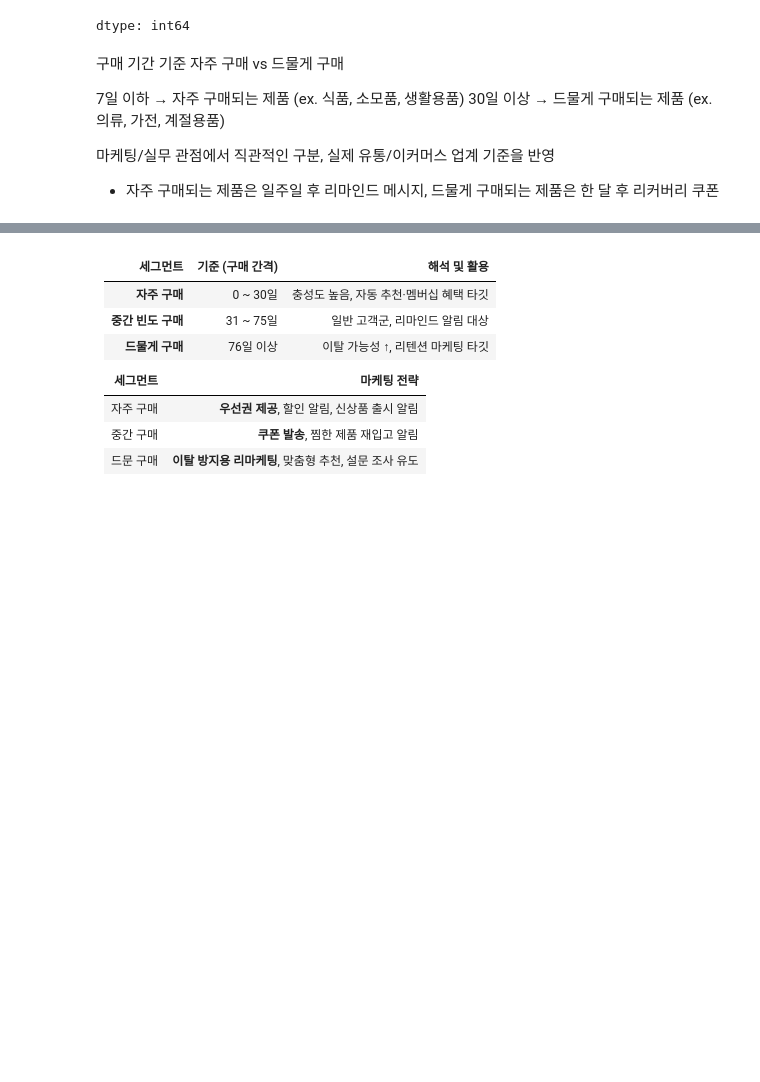
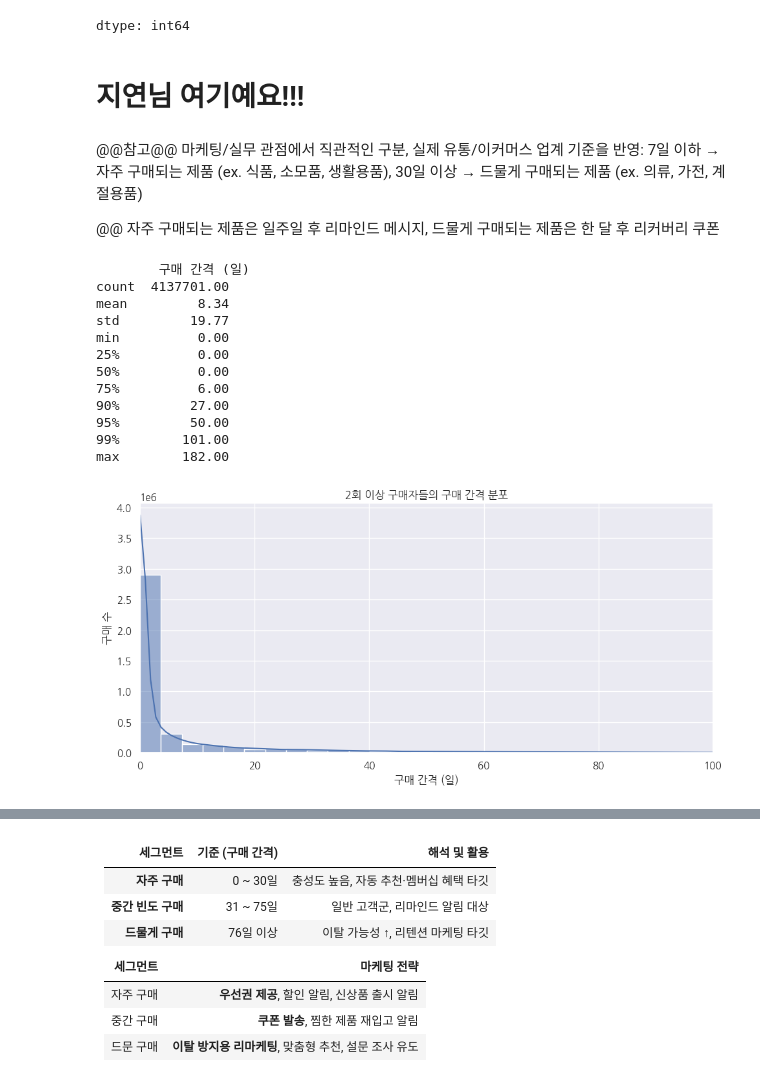
Before and after one commit to Rungky/customer-retention-analytics, a Jupyter notebook: 제갈서현/6개월_이벤트별분류_각parquet.ipynb, the cells around one changed output, grey strips where cells are left out. Saved outputs shown, nothing was run; the diff lists cells and outputs as text; code cells hidden in the pictures; blank space fills up the shorter version.

```diff
--- a/제갈서현/6개월_이벤트별분류_각parquet.ipynb
+++ b/제갈서현/6개월_이벤트별분류_각parquet.ipynb
@@ -508,14 +537,14 @@ missing_session['event_type'].value_counts()
 dtype: int64
 # %%
 top_category_by_segment
+# %% [markdown]
+# 지연님 여기예요!!!
 # %% [markdown]
-구매 기간 기준 자주 구매 vs 드물게 구매
-
-7일 이하 → 자주 구매되는 제품 (ex. 식품, 소모품, 생활용품)
+@@참고@@ 마케팅/실무 관점에서 직관적인 구분, 실제 유통/이커머스 업계 기준을 반영:
+7일 이하 → 자주 구매되는 제품 (ex. 식품, 소모품, 생활용품),
 30일 이상 → 드물게 구매되는 제품 (ex. 의류, 가전, 계절용품)
 
-마케팅/실무 관점에서 직관적인 구분, 실제 유통/이커머스 업계 기준을 반영
-* 자주 구매되는 제품은 일주일 후 리마인드 메시지, 드물게 구매되는 제품은 한 달 후 리커버리 쿠폰
+@@ 자주 구매되는 제품은 일주일 후 리마인드 메시지, 드물게 구매되는 제품은 한 달 후 리커버리 쿠폰
 # %%
 # 1. 구매 이벤트만 추출
 df_purchase = df[df['event_type'] == 'purchase'].copy()
@@ -535,3 +564,58 @@ no_repurchase_users = df_purchase[mask]['user_id'].unique()
 
 # 6. 결과 출력
 print(f'📌 마지막 구매 후 30일 이상 추가 구매가 없는 유저 수: {len(no_repurchase_users):,}명')
+# %%
+# purchase_6months.parquet 불러오기
+df_purchase = pd.read_parquet(os.path.join(data_root, 'purchase_6months.parquet'))
+# display(df_purchase.head())
+# %%
+import pandas as pd
+import matplotlib.pyplot as plt
+import seaborn as sns
+
+# 1. 날짜 변환 (UTC/비정형 포함)
+df_purchase['event_time'] = pd.to_datetime(df_purchase['event_time'], format='mixed')
+
+# 2. user_id별 구매 횟수
+purchase_counts = df_purchase['user_id'].value_counts()
+
+# 3. 2회 이상 구매한 유저만 추출
+multi_buyers = purchase_counts[purchase_counts > 1].index
+multi_purchase_df = df_purchase[df_purchase['user_id'].isin(multi_buyers)].copy()
+
+# 4. 시간 순 정렬 및 이전 구매일과의 차이 계산
+multi_purchase_df = multi_purchase_df.sort_values(by=['user_id', 'event_time'])
+multi_purchase_df['prev_event_time'] = multi_purchase_df.groupby('user_id')['event_time'].shift(1)
+multi_purchase_df['days_since_prev'] = (multi_purchase_df['event_time'] - multi_purchase_df['prev_event_time']).dt.days
+
+# 5. 유효한 간격만 추출
+valid_intervals = multi_purchase_df['days_since_prev'].dropna()
+
+# 6. 통계 요약
+interval_summary = valid_intervals.describe(percentiles=[.25, .5, .75, .9, .95, .99]).to_frame(name='구매 간격 (일)').round(2)
+print(interval_summary)
+
+# 7. 시각화
+plt.figure(figsize=(10, 5))
+sns.histplot(valid_intervals, bins=50, kde=True)
+plt.title("2회 이상 구매자들의 구매 간격 분포")
+plt.xlabel("구매 간격 (일)")
+plt.ylabel("구매 수")
+plt.xlim(0, 100)
+plt.grid(True)
+plt.tight_layout()
+plt.show()
+# %% [output]
+        구매 간격 (일)
+count  4137701.00
+mean         8.34
+std         19.77
+min          0.00
+25%          0.00
+50%          0.00
+75%          6.00
+90%         27.00
+95%         50.00
+99%        101.00
+max        182.00
+[figure, added]
```
Also changed, not shown: parts of 33 cells of this notebook, 8 other files.
